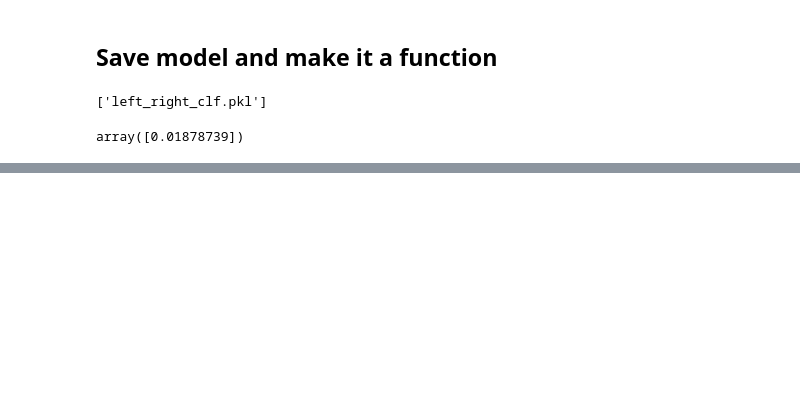
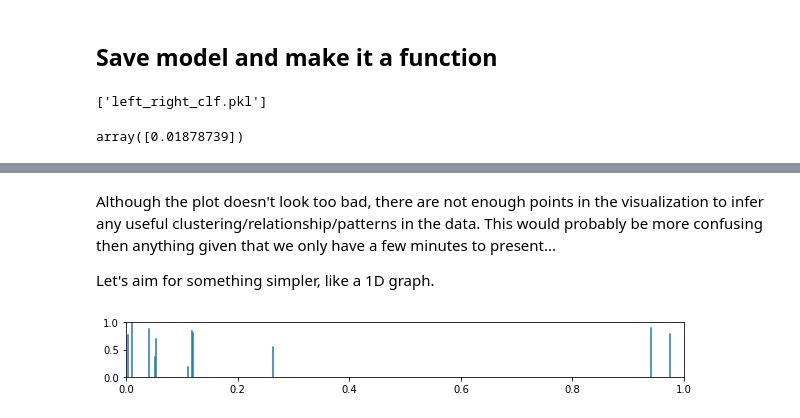
Before and after one commit to hubertjb/kesseca, a Jupyter notebook: scripts/training_left_right_classifier.ipynb, the cells around one changed output, grey strips where cells are left out. Cells and saved outputs as stored; diff of their text form; code cells hidden in the pictures; blank space fills up the shorter version.

```diff
--- a/scripts/training_left_right_classifier.ipynb
+++ b/scripts/training_left_right_classifier.ipynb
@@ -322,0 +429,14 @@ array([0.01878739])
+# %% [markdown]
+Although the plot doesn't look too bad, there are not enough points in the visualization to infer any useful clustering/relationship/patterns in the data. This would probably be more confusing then anything given that we only have a few minutes to present...
+
+Let's aim for something simpler, like a 1D graph.
+# %%
+log_likes = np.log10(np.array(likes) + 10)
+log_likes = (log_likes - 1) / (log_likes.max() - log_likes.min())
+
+fig, ax = plt.subplots(figsize=(10, 1))
+for s, l in zip(scores, log_likes):
+    ax.axvline(s, ymin=0, ymax=l)
+# ax.scatter(scores, np.log10(np.array(likes) + 10), marker='|')
+# %% [output]
+[figure, added]
```
Also changed, not shown: parts of 12 cells of this notebook, 4 other files.
